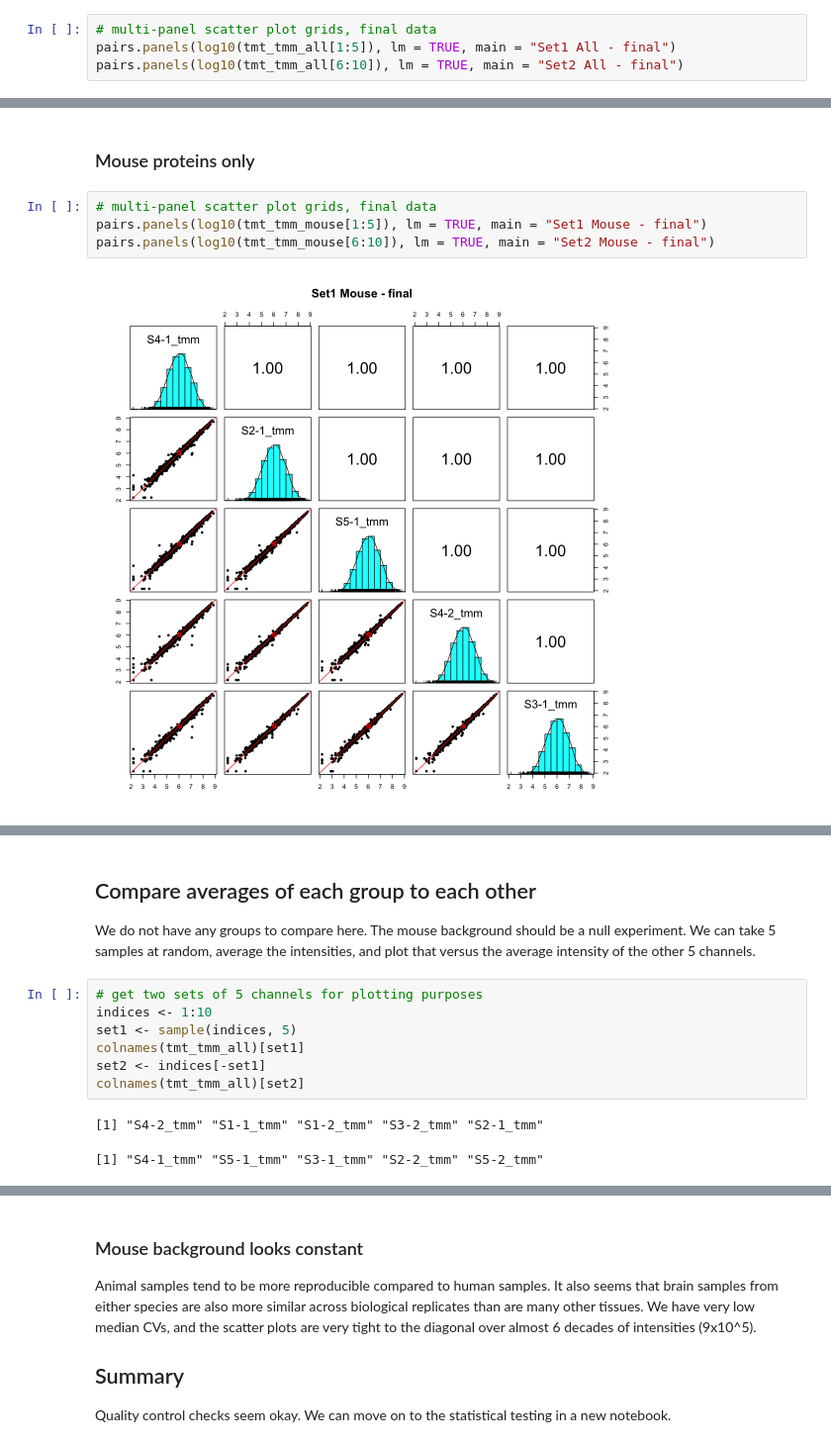
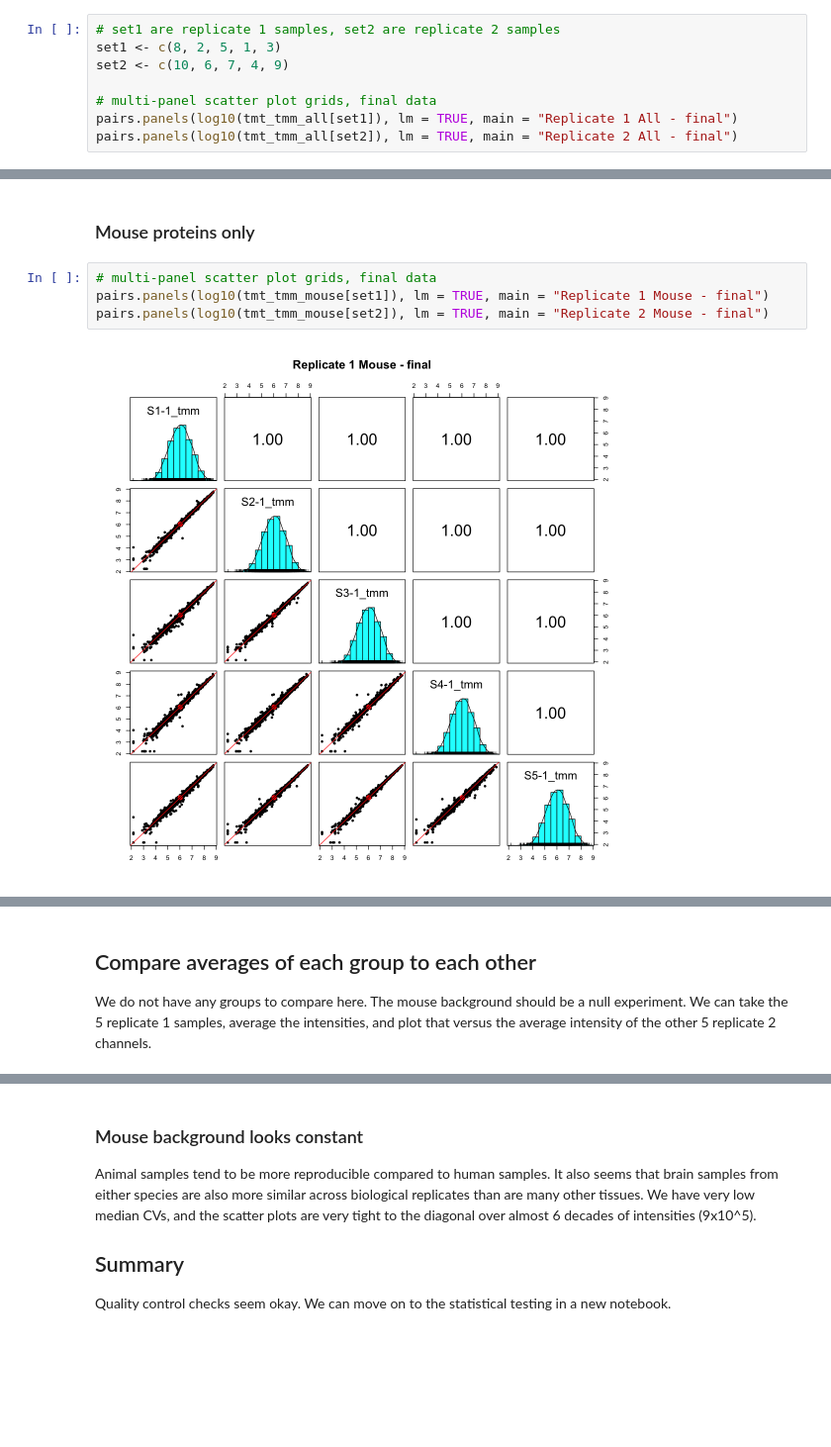
Before and after one commit to pwilmart/PXD011691_reanalysis, a Jupyter notebook: PAW-TMT_results-files/PXD011691_FLI_QC_checks.ipynb, the cells around one changed output, grey strips where cells are left out. Shown at 99% size. Saved outputs shown, nothing was run; the diff lists cells and outputs as text; blank space fills up the shorter version.

```diff
--- a/PAW-TMT_results-files/PXD011691_FLI_QC_checks.ipynb
+++ b/PAW-TMT_results-files/PXD011691_FLI_QC_checks.ipynb
@@ -373,7 +373,11 @@ ggplot(long_cv_tmm, aes(x = cv, color = group)) +
 
 We can also look at each biological condition with a multi-panel scatter plot grid and see how similar the biological replicates are to each other. We will use the final TMM-normalized intensities. We will plot all proteins first, then the mouse proteins.
 # %%
+# set1 are replicate 1 samples, set2 are replicate 2 samples
+set1 <- c(8, 2, 5, 1, 3)
+set2 <- c(10, 6, 7, 4, 9)
+
 # multi-panel scatter plot grids, final data
-pairs.panels(log10(tmt_tmm_all[1:5]), lm = TRUE, main = "Set1 All - final")
-pairs.panels(log10(tmt_tmm_all[6:10]), lm = TRUE, main = "Set2 All - final")
+pairs.panels(log10(tmt_tmm_all[set1]), lm = TRUE, main = "Replicate 1 All - final")
+pairs.panels(log10(tmt_tmm_all[set2]), lm = TRUE, main = "Replicate 2 All - final")
 # %% [output]
@@ -383,7 +387,7 @@ pairs.panels(log10(tmt_tmm_all[6:10]), lm = TRUE, main = "Set2 All - final")
 ### Mouse proteins only
 # %%
 # multi-panel scatter plot grids, final data
-pairs.panels(log10(tmt_tmm_mouse[1:5]), lm = TRUE, main = "Set1 Mouse - final")
-pairs.panels(log10(tmt_tmm_mouse[6:10]), lm = TRUE, main = "Set2 Mouse - final")
+pairs.panels(log10(tmt_tmm_mouse[set1]), lm = TRUE, main = "Replicate 1 Mouse - final")
+pairs.panels(log10(tmt_tmm_mouse[set2]), lm = TRUE, main = "Replicate 2 Mouse - final")
 # %% [output]
-[figure, old version]
+[figure, new version]
@@ -391,17 +395,7 @@ pairs.panels(log10(tmt_tmm_mouse[6:10]), lm = TRUE, main = "Set2 Mouse - final")
 # %% [markdown]
 ## Compare averages of each group to each other
 
-We do not have any groups to compare here. The mouse background should be a null experiment. We can take 5 samples at random, average the intensities, and plot that versus the average intensity of the other 5 channels.
+We do not have any groups to compare here. The mouse background should be a null experiment. We can take the 5 replicate 1 samples, average the intensities, and plot that versus the average intensity of the other 5 replicate 2 channels.
-# %%
-# get two sets of 5 channels for plotting purposes
-indices <- 1:10
-set1 <- sample(indices, 5)
-colnames(tmt_tmm_all)[set1]
-set2 <- indices[-set1]
-colnames(tmt_tmm_all)[set2]
-# %% [output]
-[1] "S4-2_tmm" "S1-1_tmm" "S1-2_tmm" "S3-2_tmm" "S2-1_tmm"
-[1] "S4-1_tmm" "S5-1_tmm" "S3-1_tmm" "S2-2_tmm" "S5-2_tmm"
 # %%
 # make a scatter plot grid for the group averages
 pairs.panels(log10(cbind(Set1_ave = rowMeans(tmt_tmm_all[set1]),
```
Also changed, not shown: parts of 3 cells of this notebook, 3 other files.
